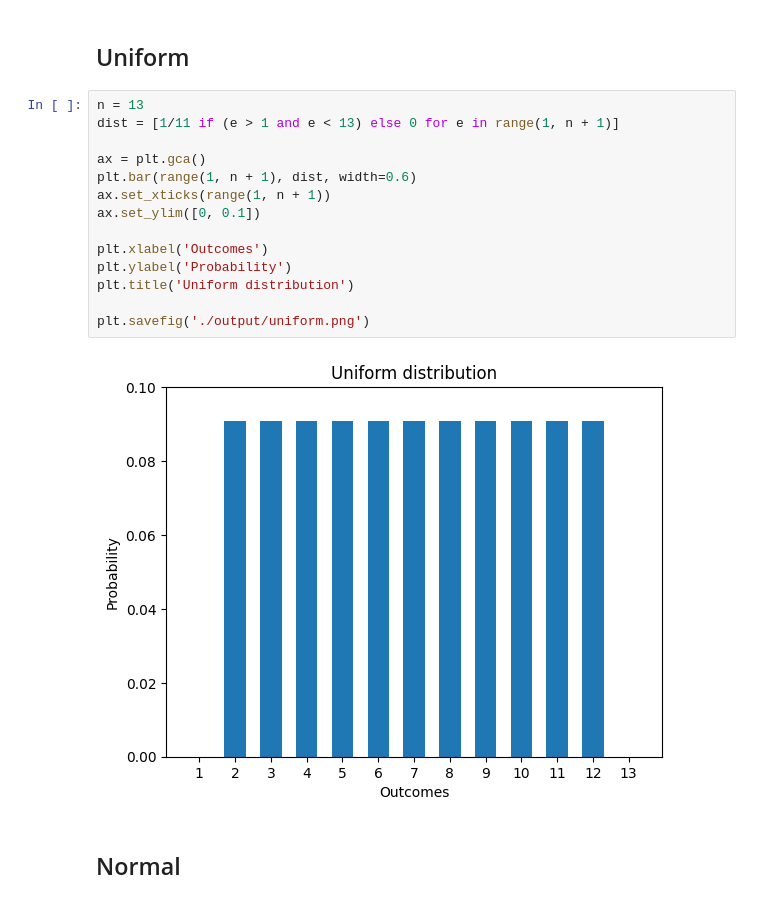
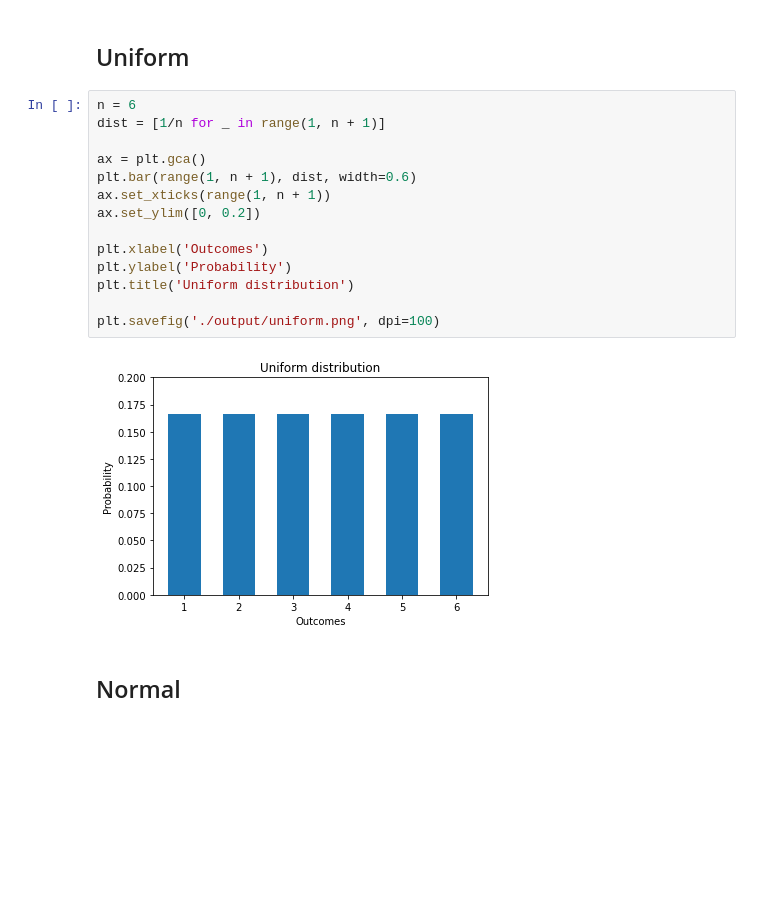
Before and after one commit to vignesh-sivakumar/probability_distributions, a Jupyter notebook: Probability distributions.ipynb, the cells around one changed output. Drawn from its saved outputs; the diff is of its cells as text; blank space fills up the shorter version.

Commit message:
Updated uniform distribution

```diff
--- a/Probability distributions.ipynb
+++ b/Probability distributions.ipynb
@@ -49,21 +49,21 @@ plt.savefig('./output/binomial.png')
 # %% [markdown]
 ## Uniform
 # %%
-n = 13
-dist = [1/11 if (e > 1 and e < 13) else 0 for e in range(1, n + 1)]
+n = 6
+dist = [1/n for _ in range(1, n + 1)]
 
 ax = plt.gca()
 plt.bar(range(1, n + 1), dist, width=0.6)
 ax.set_xticks(range(1, n + 1))
-ax.set_ylim([0, 0.1])
+ax.set_ylim([0, 0.2])
 
 plt.xlabel('Outcomes')
 plt.ylabel('Probability')
 plt.title('Uniform distribution')
 
-plt.savefig('./output/uniform.png')
+plt.savefig('./output/uniform.png', dpi=100)
 # %% [output]
-[figure, old version]
+[figure, new version]
 # %% [markdown]
 ## Normal
 # %%
```
Also changed, not shown: parts of 1 cell of this notebook, 1 other file.
